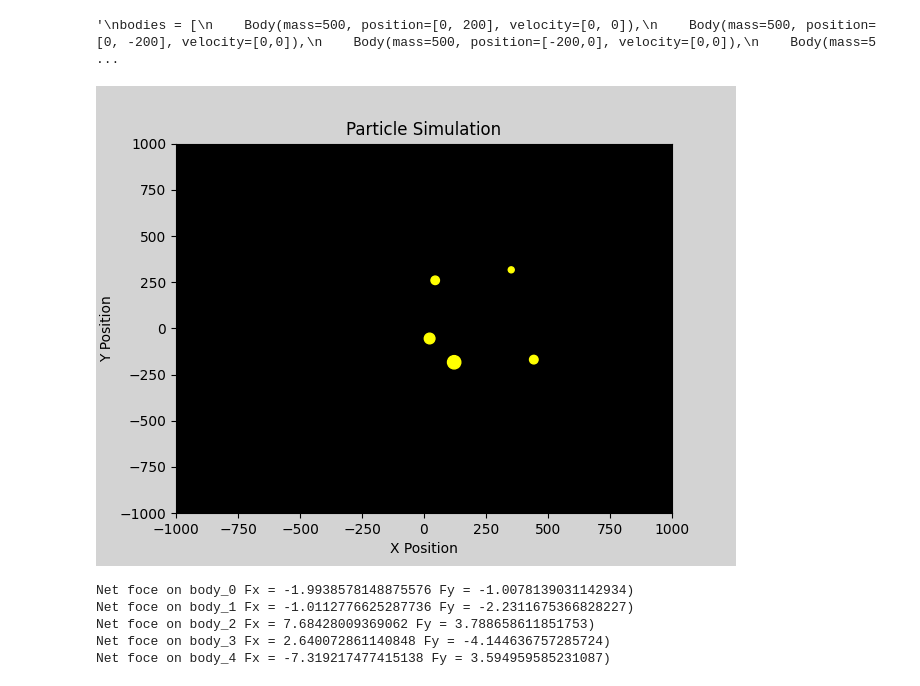
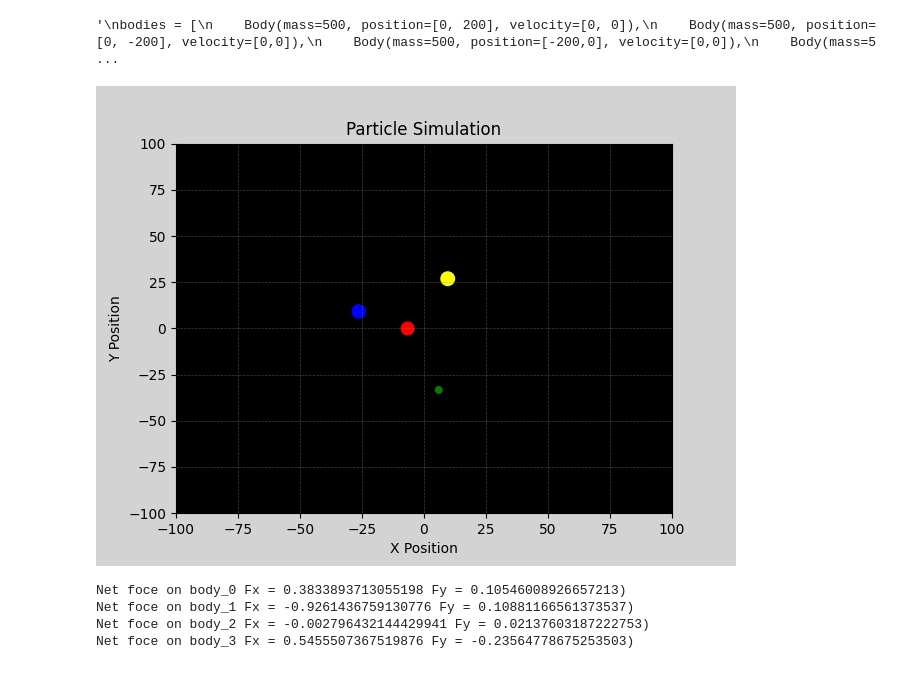
Before and after one commit to eriksewell/phys77-capstone, a Jupyter notebook: simulation.ipynb, the cells around one changed output. Cells and saved outputs as stored; diff of their text form; code cells hidden in the pictures.

Commit message:
Added color options

```diff
--- a/simulation.ipynb
+++ b/simulation.ipynb
@@ -9,7 +9,7 @@ from matplotlib import animation
 # %%
 # initialize bodies with random masses, positions, and velocities over set range
 # bodies[n] = Body(mass, position [x, y], velocity [vx, vy])
-bodies = initialize_bodies(5, mass_range = [100, 1000], position_range = [-500, 500], velocity_range = [0,0])
+bodies = initialize_bodies(4, mass_range = [1, 10], position_range = [-50, 50], velocity_range = [0,0])
 
 '''
 bodies = [
@@ -30,8 +30,8 @@ dt = 0.3
 
 # Set up the plot
 fig, ax = plt.subplots()
-ax.set_xlim(-1000, 1000) # X-axis limits
-ax.set_ylim(-1000, 1000) # Y-axis limits
+ax.set_xlim(-100, 100) # X-axis limits
+ax.set_ylim(-100, 100) # Y-axis limits
 ax.set_title("Particle Simulation", color="black")  # Title
 ax.set_xlabel("X Position", color="black")  # X-axis label
 ax.set_ylabel("Y Position", color="black")  # Y-axis label
@@ -39,44 +39,50 @@ ax.tick_params(axis='x', colors="black")  # X-axis ticks
 ax.tick_params(axis='y', colors="black")  # Y-axis ticks
 ax.set_facecolor("black")  # Set background color
 fig.patch.set_facecolor("lightgray")  # Outside the plot
+ax.grid(color="gray", linestyle="--", linewidth=0.5, alpha=0.5)
+
+# Body colors
+colors = ['yellow', 'red', 'green', 'blue']
+if len(colors) != len(bodies):
+    raise ValueError('Not enough colors for all bodies')
 
 # Create scatter plot with initial positions
 scat = ax.scatter(
     [body.position[0] for body in bodies], # Initial x-coordinate of bodies
     [body.position[1] for body in bodies], # Initial y-coordinate of bodies
-    s=[body.mass * 0.1 for body in bodies], # Size of bodies proportional to mass
-    c="yellow",  # Color of bodies
+    s = [body.mass * 10 for body in bodies], # Size of bodies proportional to mass
+    c=colors,  # Color of bodies
 )
 
 # Update function for animation
 def update_position(frame):
 
     updated_positions = [] # Initialize as a list
 
     for n, body in enumerate(bodies):
-        U, R = calculate_displacement(bodies)
-        F = calculate_force(bodies, U, R)
+        #U, R = calculate_displacement(bodies)
+        F = calculate_force(bodies)
         body.velocity += (np.sum(F[:,n]) / body.mass) * dt
         body.position += body.velocity * dt  # Update positions
         updated_positions.append(body.position)  # Collect new positions
 
     scat.set_offsets(updated_positions)  # Update scatter plot
 
     return scat
 
 # Create the animation
 ani = animation.FuncAnimation(
     fig=fig,
     func=update_position,
     frames=range(5000),  # Number of frames
     interval=10,  # Time between frames in milliseconds
     repeat=False,  # Stop after the last frame
 )
 
 # Show the plot
 plt.show()
 # %% [output]
-[figure, old version]
+[figure, new version]
 # %%
 U, R = calculate_displacement(bodies)
 #print(f' x-component of displacement matrix \n{U[:,:,0]}')
@@ -84,15 +90,14 @@ U, R = calculate_displacement(bodies)
 
 #print(f' distance matrix \n{R[:,:]}')
 
-F = calculate_force(bodies, U, R)
+F = calculate_force(bodies)
 #print(f' x-component of force matrix \n {F[:,:,0]}')
 #print(f' y-component of force matrix \n {F[:,:,1]}')
 
 for i, body in enumerate(bodies):
     print(f'Net foce on body_{i} Fx = {np.sum(F[:,i,0])} Fy = {np.sum(F[:,i,1])})')
 # %% [output]
-Net foce on body_0 Fx = -1.9938578148875576 Fy = -1.0078139031142934)
-Net foce on body_1 Fx = -1.0112776625287736 Fy = -2.2311675366828227)
-Net foce on body_2 Fx = 7.68428009369062 Fy = 3.788658611851753)
-Net foce on body_3 Fx = 2.640072861140848 Fy = -4.144636757285724)
-Net foce on body_4 Fx = -7.319217477415138 Fy = 3.594959585231087)
+Net foce on body_0 Fx = 0.3833893713055198 Fy = 0.10546008926657213)
+Net foce on body_1 Fx = -0.9261436759130776 Fy = 0.10881166561373537)
+Net foce on body_2 Fx = -0.002796432144429941 Fy = 0.02137603187222753)
+Net foce on body_3 Fx = 0.5455507367519876 Fy = -0.23564778675253503)
```
